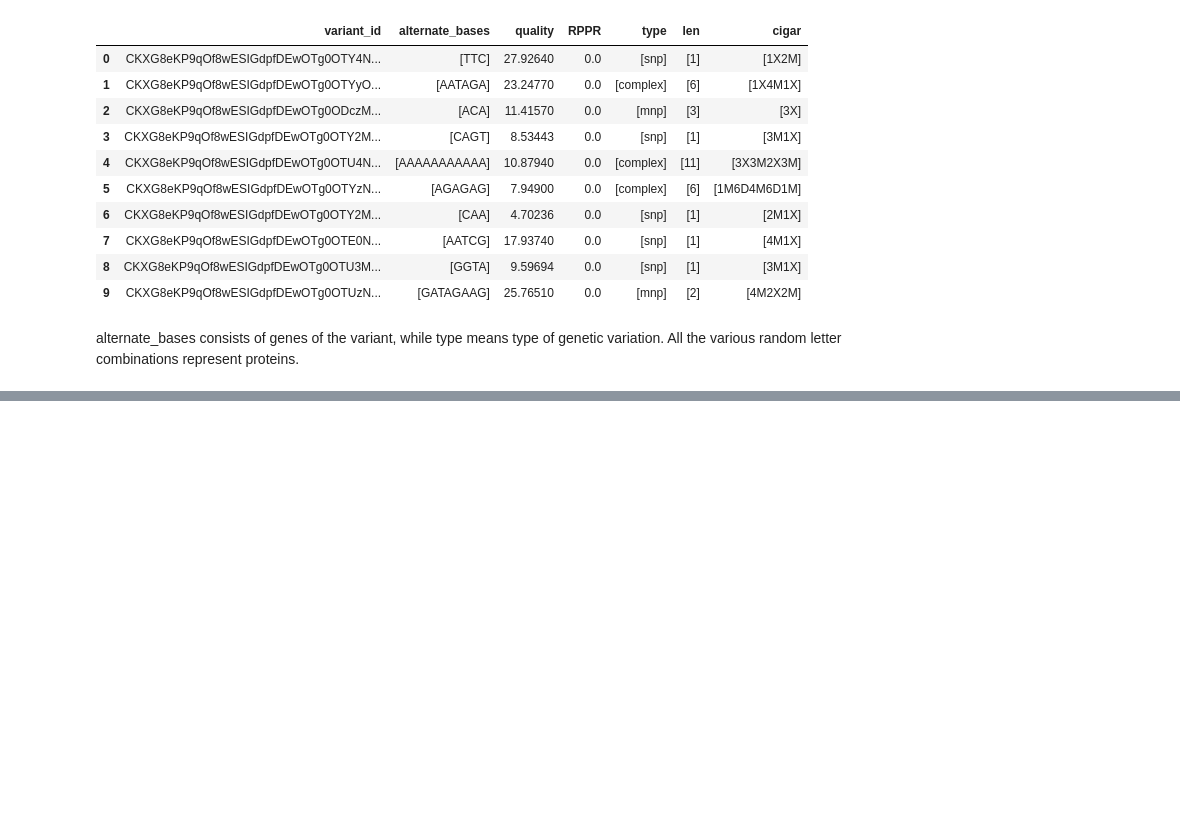
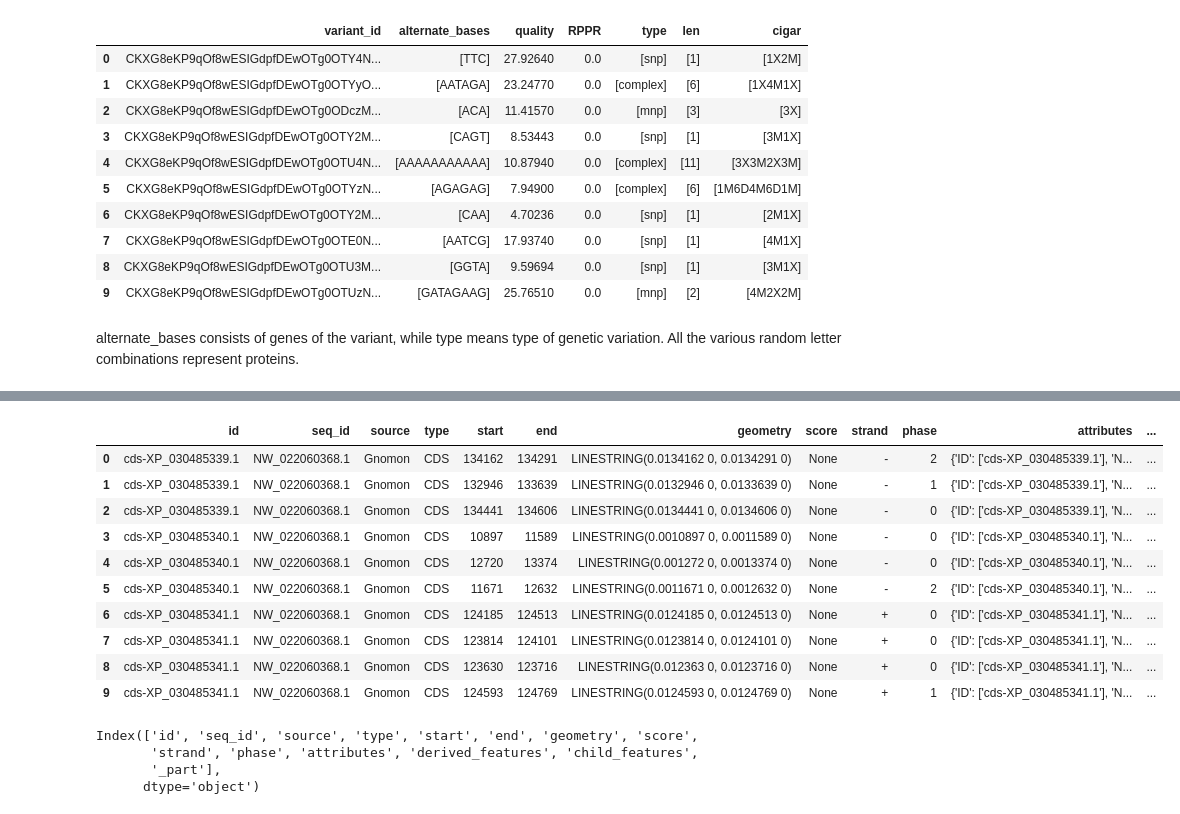
Before and after one commit to Ishancorp/marijuana_genomes_analysis, a Jupyter notebook: notebooks/data_input.ipynb, the cells around one changed output, grey strips where cells are left out. Cells and saved outputs as stored; diff of their text form; code cells hidden in the pictures; blank space fills up the shorter version.

```diff
--- a/notebooks/data_input.ipynb
+++ b/notebooks/data_input.ipynb
@@ -109,0 +205,27 @@ alternate_bases consists of genes of the variant, while type means type of genet
+# %%
+query_gff = """SELECT
+  *
+FROM
+  `bigquery-public-data.genomics_cannabis.cs10_gff` v
+limit 10;"""
+response_gff = genomes.query_to_pandas_safe(query_gff, max_gb_scanned=100)
+response_gff.head(10)
+# %% [output]
+|  | id | seq_id | source | type | start | end | geometry | score | strand | phase | attributes | ... |
+| 0 | cds-XP_030485339.1 | NW_022060368.1 | Gnomon | CDS | 134162 | 134291 | LINESTRING(0.0134162 0, 0.0134291 0) | None | - | 2 | {'ID': ['cds-XP_030485339.1'], 'N... | ... |
+| 1 | cds-XP_030485339.1 | NW_022060368.1 | Gnomon | CDS | 132946 | 133639 | LINESTRING(0.0132946 0, 0.0133639 0) | None | - | 1 | {'ID': ['cds-XP_030485339.1'], 'N... | ... |
+| 2 | cds-XP_030485339.1 | NW_022060368.1 | Gnomon | CDS | 134441 | 134606 | LINESTRING(0.0134441 0, 0.0134606 0) | None | - | 0 | {'ID': ['cds-XP_030485339.1'], 'N... | ... |
+| 3 | cds-XP_030485340.1 | NW_022060368.1 | Gnomon | CDS | 10897 | 11589 | LINESTRING(0.0010897 0, 0.0011589 0) | None | - | 0 | {'ID': ['cds-XP_030485340.1'], 'N... | ... |
+| 4 | cds-XP_030485340.1 | NW_022060368.1 | Gnomon | CDS | 12720 | 13374 | LINESTRING(0.001272 0, 0.0013374 0) | None | - | 0 | {'ID': ['cds-XP_030485340.1'], 'N... | ... |
+| 5 | cds-XP_030485340.1 | NW_022060368.1 | Gnomon | CDS | 11671 | 12632 | LINESTRING(0.0011671 0, 0.0012632 0) | None | - | 2 | {'ID': ['cds-XP_030485340.1'], 'N... | ... |
+| 6 | cds-XP_030485341.1 | NW_022060368.1 | Gnomon | CDS | 124185 | 124513 | LINESTRING(0.0124185 0, 0.0124513 0) | None | + | 0 | {'ID': ['cds-XP_030485341.1'], 'N... | ... |
+| 7 | cds-XP_030485341.1 | NW_022060368.1 | Gnomon | CDS | 123814 | 124101 | LINESTRING(0.0123814 0, 0.0124101 0) | None | + | 0 | {'ID': ['cds-XP_030485341.1'], 'N... | ... |
+| 8 | cds-XP_030485341.1 | NW_022060368.1 | Gnomon | CDS | 123630 | 123716 | LINESTRING(0.012363 0, 0.0123716 0) | None | + | 0 | {'ID': ['cds-XP_030485341.1'], 'N... | ... |
+| 9 | cds-XP_030485341.1 | NW_022060368.1 | Gnomon | CDS | 124593 | 124769 | LINESTRING(0.0124593 0, 0.0124769 0) | None | + | 1 | {'ID': ['cds-XP_030485341.1'], 'N... | ... |
+# %%
+response_gff.columns
+# %% [output]
+Index(['id', 'seq_id', 'source', 'type', 'start', 'end', 'geometry', 'score',
+       'strand', 'phase', 'attributes', 'derived_features', 'child_features',
+       '_part'],
+      dtype='object')
```
Also changed, not shown: parts of 11 cells of this notebook, 1 other file.
